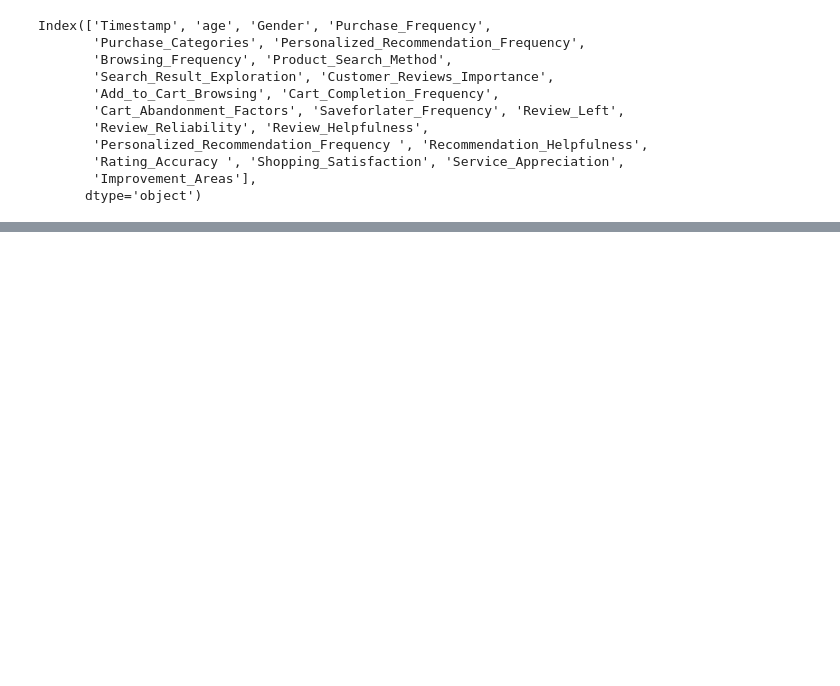
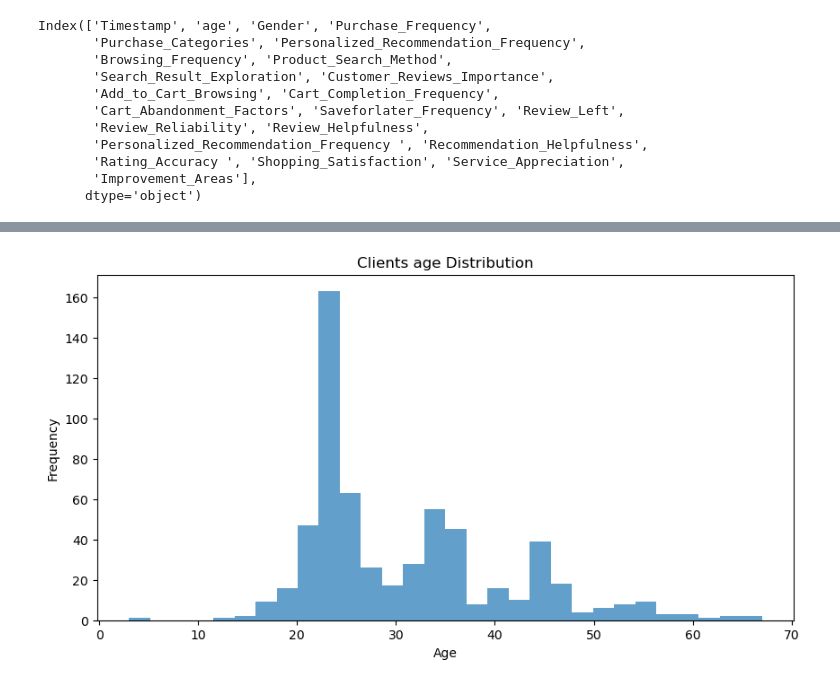
Before and after one commit to OliviaHelena10/PYTHON_PROJECTS, a Jupyter notebook: trabalhando_com_analises/cust_behavior.ipynb, the cells around one changed output, grey strips where cells are left out. Saved outputs shown, nothing was run; the diff lists cells and outputs as text; code cells hidden in the pictures; blank space fills up the shorter version.

```diff
--- a/trabalhando_com_analises/cust_behavior.ipynb
+++ b/trabalhando_com_analises/cust_behavior.ipynb
@@ -229,0 +290,14 @@ plt.show()
+# %%
+plt.subplots(figsize=(10,5))
+plt.title('Clients age Distribution')
+plt.xlabel('Age')
+plt.ylabel('Frequency')
+
+# Limpa o gráfico anterior e plota com os eixos invertidos
+plt.hist(df['age'], bins=30, alpha=0.7)
+
+plt.show()
+
+plt.show()
+# %% [output]
+[figure, added]
```
Also changed, not shown: parts of 16 cells of this notebook.
